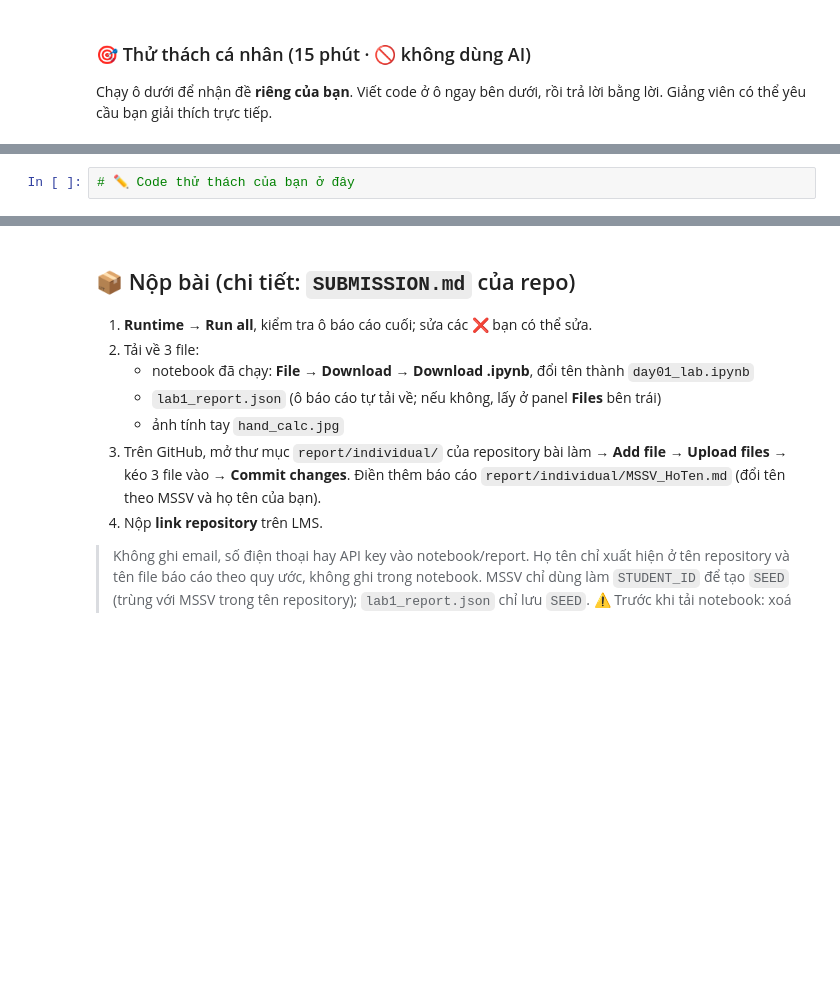
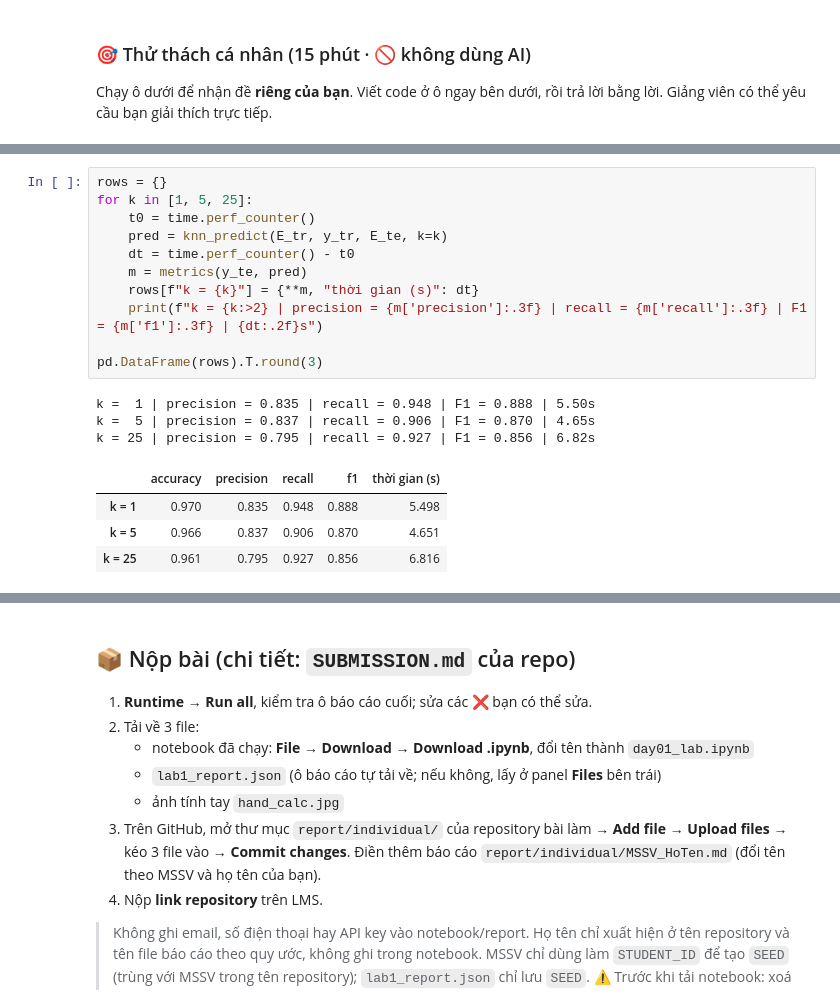
Before and after one commit to kuro2908/K5-L3-Day01-VuNhatMinh-2A202603711-LLMFoundation, a Jupyter notebook: src/day01_spam_ml_dl_embedding_llm.ipynb, the cells around one changed output, grey strips where cells are left out. Drawn from its saved outputs; the diff is of its cells as text; blank space fills up the shorter version.

```diff
--- a/src/day01_spam_ml_dl_embedding_llm.ipynb
+++ b/src/day01_spam_ml_dl_embedding_llm.ipynb
@@ -1418,5 +1479,22 @@ print(f"🎯 Đề #{MY_CHALLENGE + 1}:", CHALLENGES[MY_CHALLENGE])
 # %%
-# ✏️ Code thử thách của bạn ở đây
+rows = {}
+for k in [1, 5, 25]:
+    t0 = time.perf_counter()
+    pred = knn_predict(E_tr, y_tr, E_te, k=k)
+    dt = time.perf_counter() - t0
+    m = metrics(y_te, pred)
+    rows[f"k = {k}"] = {**m, "thời gian (s)": dt}
+    print(f"k = {k:>2} | precision = {m['precision']:.3f} | recall = {m['recall']:.3f} | F1 = {m['f1']:.3f} | {dt:.2f}s")
+
+pd.DataFrame(rows).T.round(3)
+# %% [output]
+k =  1 | precision = 0.835 | recall = 0.948 | F1 = 0.888 | 5.50s
+k =  5 | precision = 0.837 | recall = 0.906 | F1 = 0.870 | 4.65s
+k = 25 | precision = 0.795 | recall = 0.927 | F1 = 0.856 | 6.82s
+|  | accuracy | precision | recall | f1 | thời gian (s) |
+| k = 1 | 0.970 | 0.835 | 0.948 | 0.888 | 5.498 |
+| k = 5 | 0.966 | 0.837 | 0.906 | 0.870 | 4.651 |
+| k = 25 | 0.961 | 0.795 | 0.927 | 0.856 | 6.816 |
 # %% [markdown]
 **Kết quả & giải thích thử thách:**
 > *Trả lời của bạn:*
```
Also changed, not shown: parts of 29 cells of this notebook.
